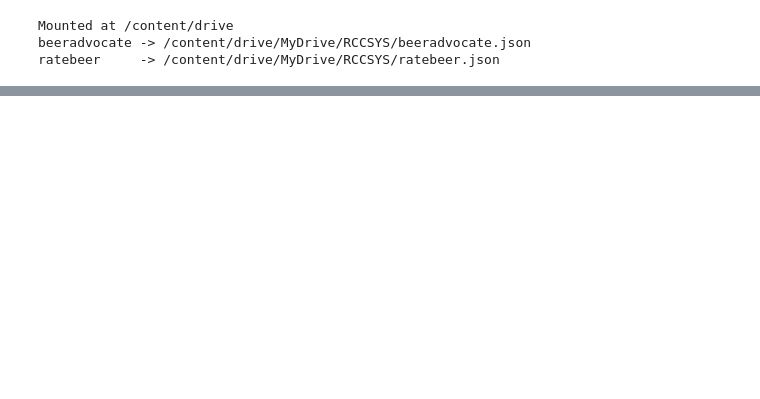
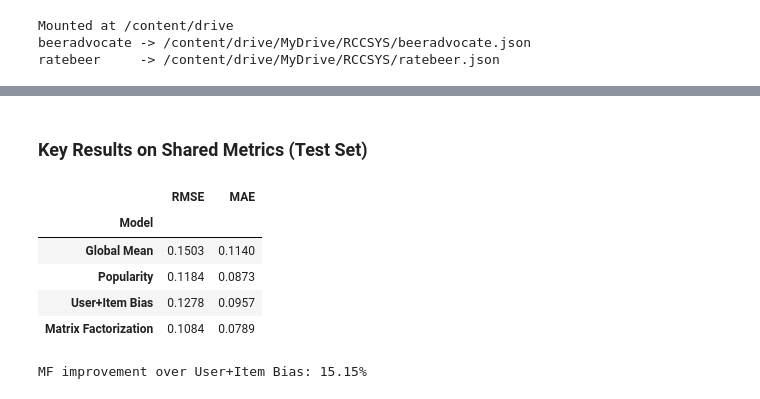
Before and after one commit to Recommender-Systems-Final-Project/Recommender-system-for-Beers-Dataset, a Jupyter notebook: Beer_Recommender_Phase1_MF_B1.ipynb, the cells around one changed output, grey strips where cells are left out. Drawn from its saved outputs; the diff is of its cells as text; code cells hidden in the pictures; blank space fills up the shorter version.

```diff
--- a/Beer_Recommender_Phase1_MF_B1.ipynb
+++ b/Beer_Recommender_Phase1_MF_B1.ipynb
@@ -1376,0 +677,33 @@ Recommended reporting points:
+# %%
+# FIXED: Comprehensive final evaluation
+final_train_rmse = evaluate_rmse(train_loader, mf_model)
+final_val_rmse = evaluate_rmse(val_loader, mf_model)
+final_test_rmse = evaluate_rmse(test_loader, mf_model)
+
+final_train_mae = evaluate_mae(train_loader, mf_model)
+final_val_mae = evaluate_mae(val_loader, mf_model)
+final_test_mae = evaluate_mae(test_loader, mf_model)
+
+print("="*60)
+print("FINAL RESULTS")
+print("="*60)
+print(f"{'Split':<10} {'RMSE':>10} {'MAE':>10}")
+print("-"*60)
+print(f"{'Train':<10} {final_train_rmse:>10.4f} {final_train_mae:>10.4f}")
+print(f"{'Val':<10} {final_val_rmse:>10.4f} {final_val_mae:>10.4f}")
+print(f"{'Test':<10} {final_test_rmse:>10.4f} {final_test_mae:>10.4f}")
+print("="*60)
+
+# Overfitting check
+train_val_gap = final_train_rmse - final_val_rmse
+print(f"\nTrain-Val RMSE gap: {train_val_gap:.4f}")
+if abs(train_val_gap) < 0.01:
+    print("✓ Model is well-balanced (no significant overfitting/underfitting)")
+elif train_val_gap < -0.02:
+    print("⚠ Possible underfitting (train RMSE > val RMSE)")
+elif train_val_gap > 0.02:
+    print("⚠ Possible overfitting (train RMSE << val RMSE)")
+
+# Clear GPU cache
+if torch.cuda.is_available():
+    torch.cuda.empty_cache()
@@ -1376,0 +843,17 @@ Recommended reporting points:
+# %% [markdown]
+### Key Results on Shared Metrics (Test Set)
+# %%
+display(results_df.round(4))
+
+baseline_rmse = results_df.loc['User+Item Bias', 'RMSE']
+mf_rmse = results_df.loc['Matrix Factorization', 'RMSE']
+improvement = (baseline_rmse - mf_rmse) / baseline_rmse * 100
+print(f"\nMF improvement over User+Item Bias: {improvement:.2f}%")
+# %% [output]
+|  | RMSE | MAE |
+| Model |  |  |
+| Global Mean | 0.1503 | 0.1140 |
+| Popularity | 0.1184 | 0.0873 |
+| User+Item Bias | 0.1278 | 0.0957 |
+| Matrix Factorization | 0.1084 | 0.0789 |
+MF improvement over User+Item Bias: 15.15%
```
Also changed, not shown: parts of 74 cells of this notebook.
